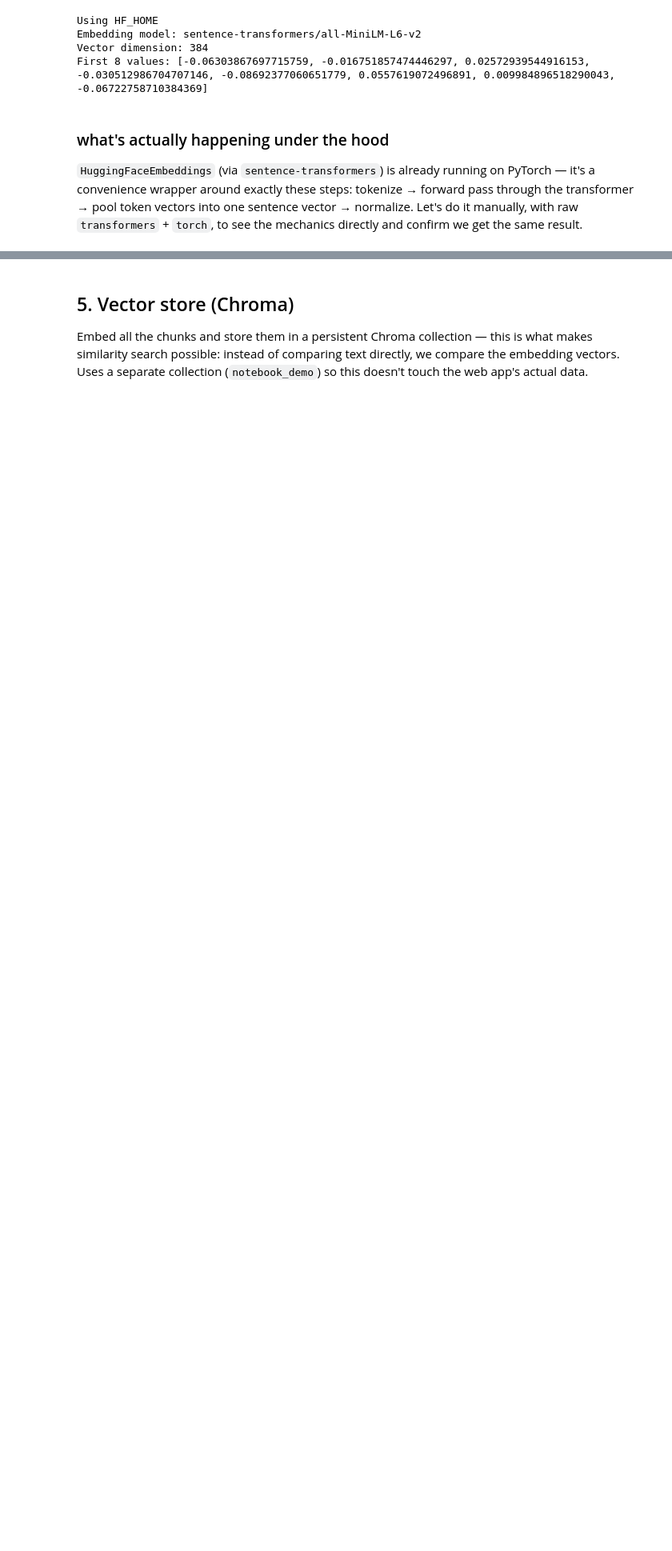
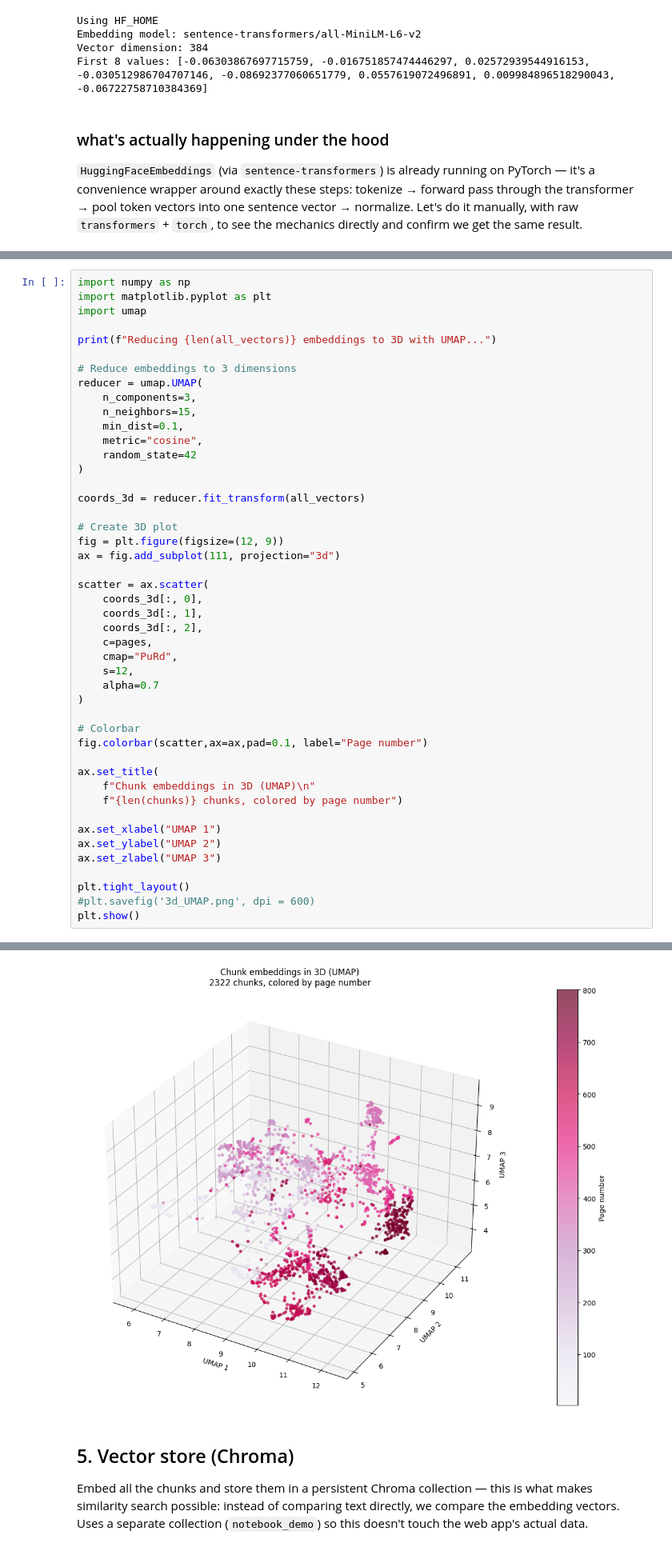
Before and after one commit to haricharanbytes/ragcore-eval, a Jupyter notebook: notebook/RAG.ipynb, the cells around one changed output, grey strips where cells are left out. Shown at 80% size. Saved outputs shown, nothing was run; the diff lists cells and outputs as text; blank space fills up the shorter version.

```diff
--- a/notebook/RAG.ipynb
+++ b/notebook/RAG.ipynb
@@ -188,0 +341,47 @@ Cosine similarity between raw-PyTorch and wrapped output: 1.000000
+# %%
+import numpy as np
+import matplotlib.pyplot as plt
+import umap
+
+print(f"Reducing {len(all_vectors)} embeddings to 3D with UMAP...")
+
+# Reduce embeddings to 3 dimensions
+reducer = umap.UMAP(
+    n_components=3,
+    n_neighbors=15,
+    min_dist=0.1,
+    metric="cosine",
+    random_state=42
+)
+
+coords_3d = reducer.fit_transform(all_vectors)
+
+# Create 3D plot
+fig = plt.figure(figsize=(12, 9))
+ax = fig.add_subplot(111, projection="3d")
+
+scatter = ax.scatter(
+    coords_3d[:, 0],
+    coords_3d[:, 1],
+    coords_3d[:, 2],
+    c=pages,
+    cmap="PuRd",
+    s=12,
+    alpha=0.7
+)
+
+# Colorbar
+fig.colorbar(scatter,ax=ax,pad=0.1, label="Page number")
+
+ax.set_title(
+    f"Chunk embeddings in 3D (UMAP)\n"
+    f"{len(chunks)} chunks, colored by page number")
+
+ax.set_xlabel("UMAP 1")
+ax.set_ylabel("UMAP 2")
+ax.set_zlabel("UMAP 3")
+
+plt.tight_layout()
+#plt.savefig('3d_UMAP.png', dpi = 600)
+plt.show()
+# %% [output]
@@ -189,3 +389,4 @@ Cosine similarity between raw-PyTorch and wrapped output: 1.000000
+[figure, added]
 # %% [markdown]
 ## 5. Vector store (Chroma)
 
```
Also changed, not shown: parts of 17 cells of this notebook.
